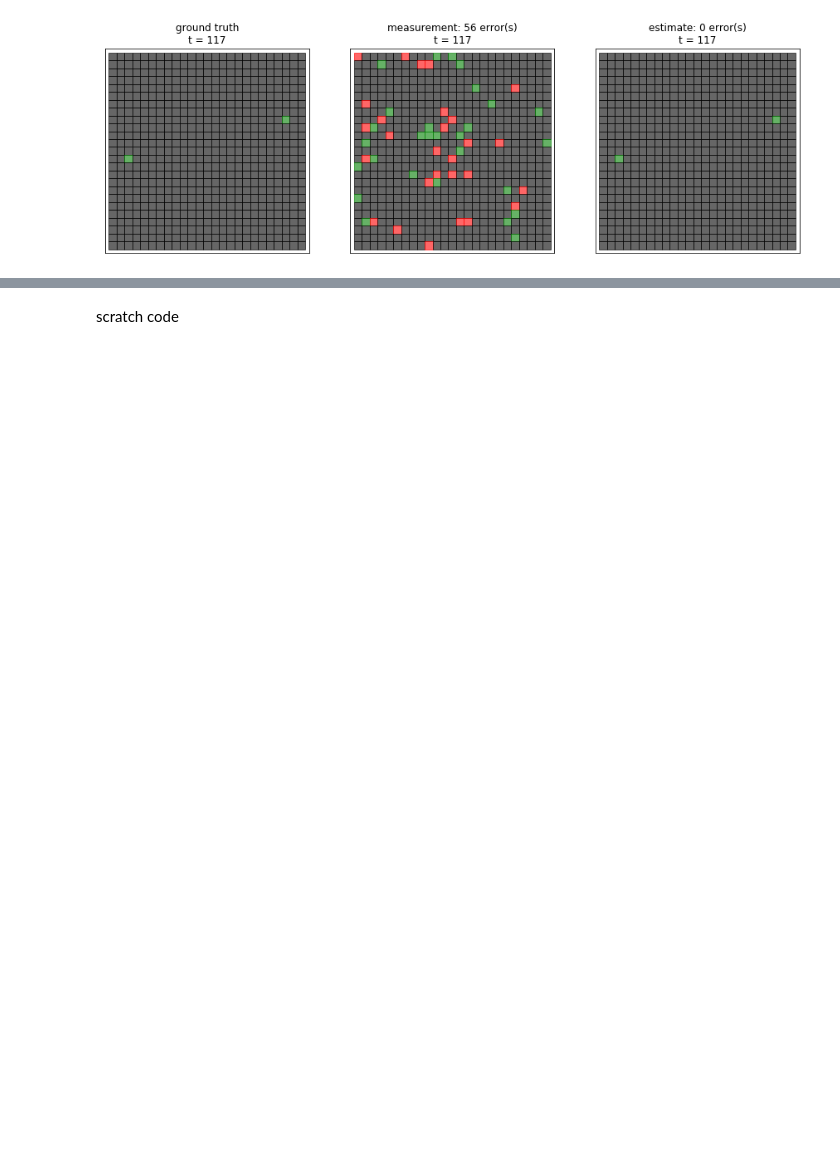
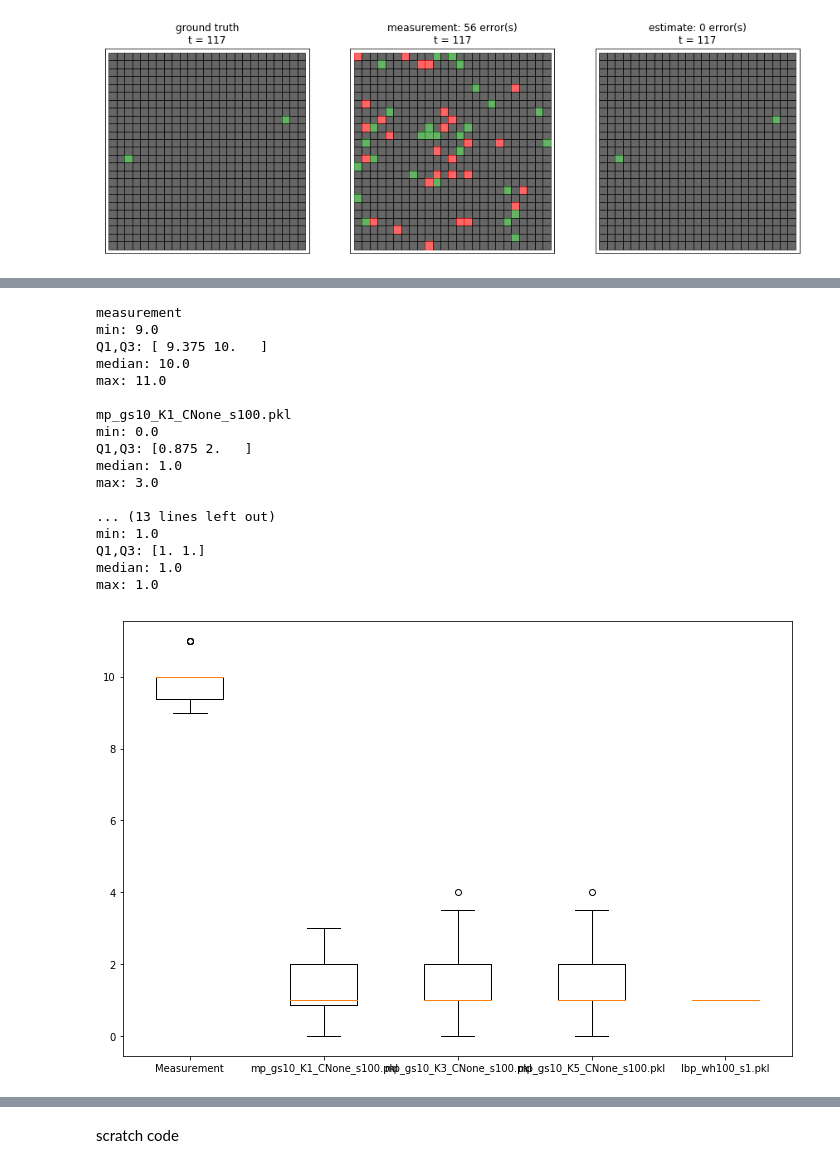
Before and after one commit to rhaksar/filter-large-GMDPs, a Jupyter notebook: message passing.ipynb, the cells around one changed output, grey strips where cells are left out. Drawn from its saved outputs; the diff is of its cells as text; code cells hidden in the pictures; blank space fills up the shorter version.

```diff
--- a/message passing.ipynb
+++ b/message passing.ipynb
@@ -645,0 +668,70 @@ plt.plot(meas_error_plot)
+# %%
+plot_data = []
+tick_labels = []
+#for file in os.listdir('data files'):
+#    if file.startswith('mp'):
+
+file_list = ['mp_gs10_K1_CNone_s100.pkl','mp_gs10_K3_CNone_s100.pkl','mp_gs10_K5_CNone_s100.pkl',
+             'lbp_wh100_s1.pkl']
+grid_size = 10
+
+# file_list = ['mp_gs25_K1_CNone_s10.pkl','mp_gs25_K5_CNone_s10.pkl']
+for file in file_list:
+    pkl_file = open('data files/'+file, 'rb')
+    data = pickle.load(pkl_file)
+    pkl_file.close()
+
+    if not plot_data:
+        meas_data = [np.median(data[s]['meas_error'])*100/grid_size**2 for s in data.keys()]
+        plot_data.append(meas_data)
+        tick_labels.append('Measurement')
+
+        print('measurement')
+        print('min:',np.amin(meas_data))
+        print('Q1,Q3:',np.percentile(meas_data,[25,75]))
+        print('median:',np.median(meas_data))
+        print('max:',np.amax(meas_data))
+        print()
+
+    try:
+        state_data = [np.median(data[s]['state_error'])*100/grid_size**2 for s in data.keys()]
+    except:
+        pass
+    try:
+        state_data = [np.median(data[s]['robotE']) for s in data.keys()]
+        print(data[s]['robotE'])
+    except:
+        pass
+    plot_data.append(state_data)
+    tick_labels.append(file)
+
+    print(file)
+    print('min:',np.amin(state_data))
+    print('Q1,Q3:',np.percentile(state_data,[25,75]))
+    print('median:',np.median(state_data))
+    print('max:',np.amax(state_data))
+    print()
+
+fig = plt.figure(figsize=(12,8))
+ax = fig.add_subplot(111)
+boxplot_ax = ax.boxplot(plot_data)
+_ = ax.set_xticklabels(tick_labels)
+# %% [output]
+measurement
+min: 9.0
+Q1,Q3: [ 9.375 10.   ]
+median: 10.0
+max: 11.0
+
+mp_gs10_K1_CNone_s100.pkl
+min: 0.0
+Q1,Q3: [0.875 2.   ]
+median: 1.0
+max: 3.0
+
+... (13 lines left out)
+min: 1.0
+Q1,Q3: [1. 1.]
+median: 1.0
+max: 1.0
+[figure, added]
```
Also changed, not shown: parts of 18 cells of this notebook.
